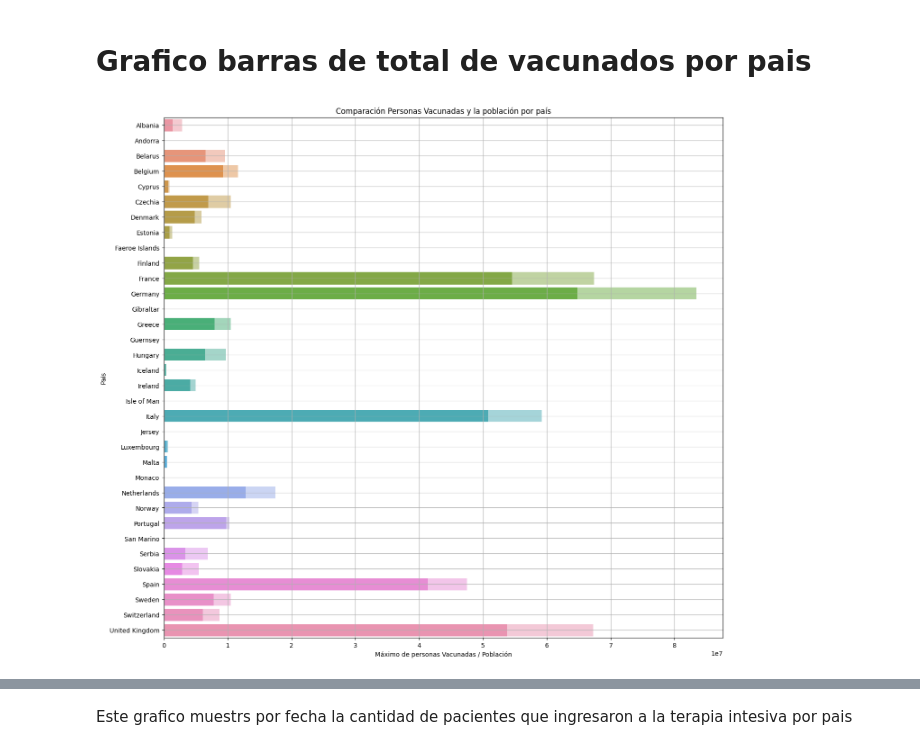
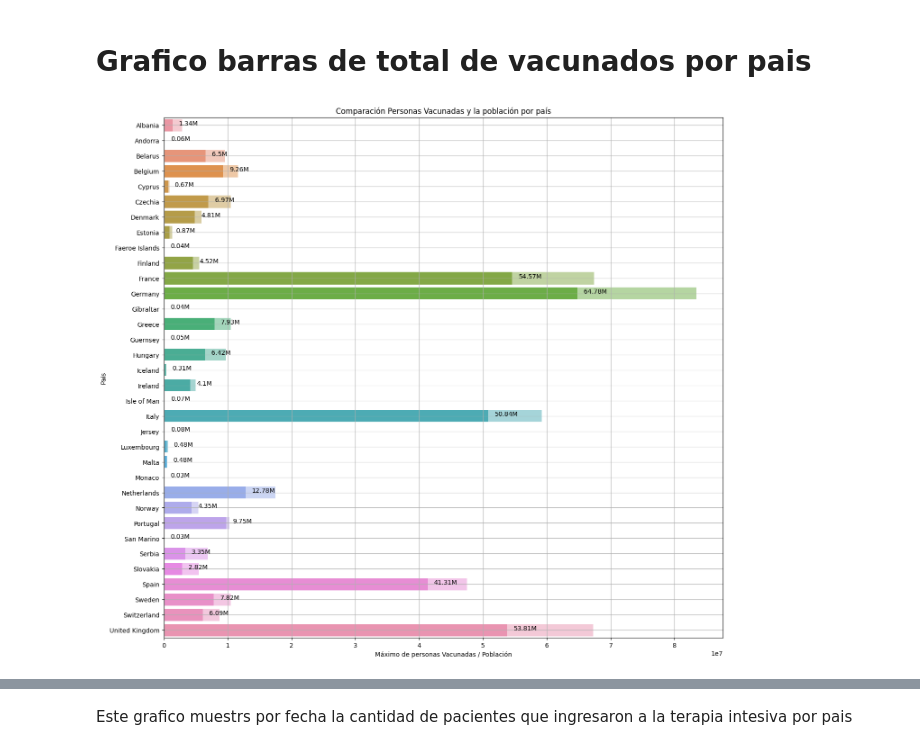
Before and after one commit to Ignacioramirez98/CursoDataScienceCoder, a Jupyter notebook: desafio_9/Data_StoryTelling_Ramirez.ipynb, the cells around one changed output, grey strips where cells are left out. Saved outputs shown, nothing was run; the diff lists cells and outputs as text; code cells hidden in the pictures.

```diff
--- a/desafio_9/Data_StoryTelling_Ramirez.ipynb
+++ b/desafio_9/Data_StoryTelling_Ramirez.ipynb
@@ -241,15 +284,22 @@ Text(0.5, 1.0, 'Nuevos casos')
 # %%
 df3 = copy_df.dropna(subset=["people_vaccinated"])
 
 plt.figure(figsize=(16,15))
 df_grouped = df3.groupby('location').max()
-sns.barplot(y=df_grouped.index, x='population', data=df_grouped,  alpha = 0.5)
+
+ax = sns.barplot(y=df_grouped.index, x='population', data=df_grouped,  alpha = 0.5)
+
+#sns.barplot(y=df_grouped.index, x='population', data=df_grouped,  alpha = 0.5)
 sns.barplot(y=df_grouped.index, x='people_vaccinated', data=df_grouped )
+
+for i, value in enumerate(df_grouped['people_vaccinated']):
+    ax.annotate(f'{round(float(value/1000000),2)}M', (value+1000000, i), ha='left', fontsize=10)
+
 plt.grid()
 plt.xlabel('Máximo de personas Vacunadas / Población')
 plt.ylabel('Pais')
 plt.title('Comparación Personas Vacunadas y la población por país')
 plt.show()
 # %% [output]
-[figure, old version]
+[figure, new version]
 # %% [markdown]
```
Also changed, not shown: parts of 8 cells of this notebook.
